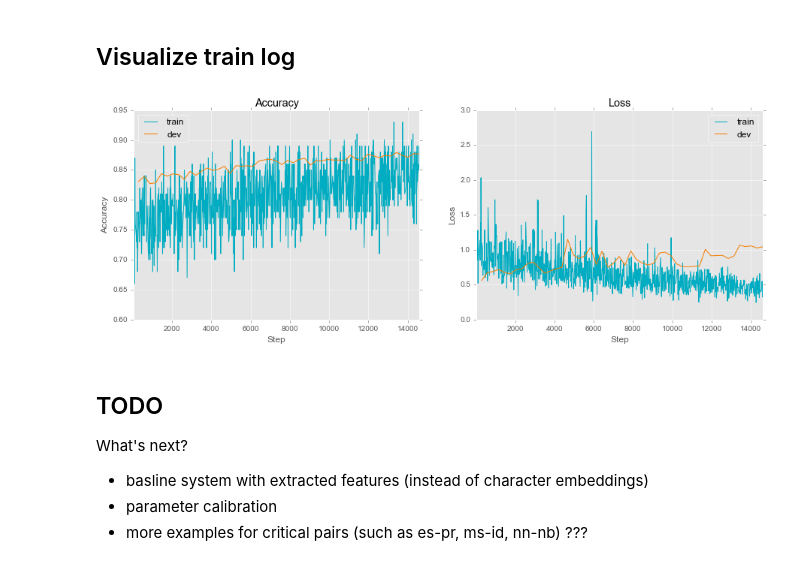
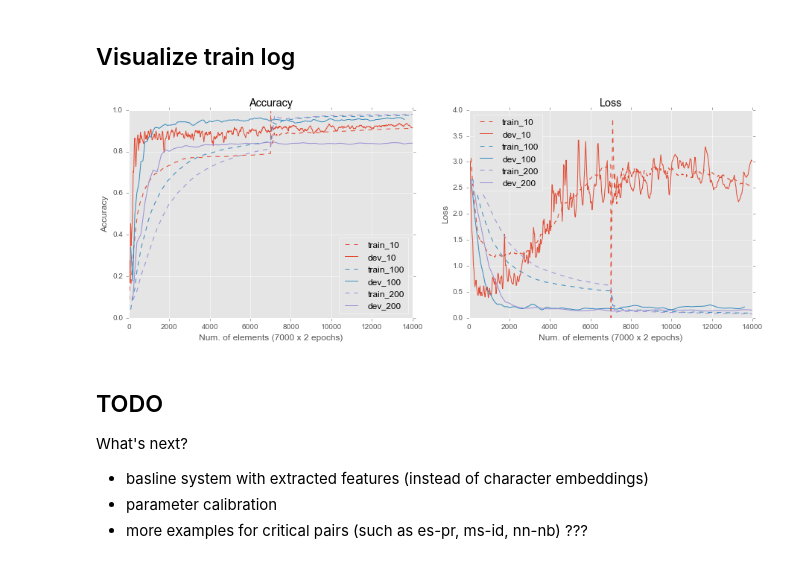
Before and after one commit to may-/cnn-ld-tf, a Jupyter notebook: visualize.ipynb, the cells around one changed output. Cells and saved outputs as stored; diff of their text form; code cells hidden in the pictures.

```diff
--- a/visualize.ipynb
+++ b/visualize.ipynb
@@ -111,7 +116,7 @@ normalized_embeddings = embedding / norm
 tsne = TSNE(perplexity=30, n_components=2, init='pca', n_iter=5000)
 two_d_embeddings = tsne.fit_transform(normalized_embeddings)
 
-vocab = util.VocabLoader(os.path.join(FLAGS.data_dir))
+vocab = util.VocabLoader(os.path.join(data_dir))
 char = pd.DataFrame({'char': vocab.word2id.keys()}, index=vocab.word2id.values())
 values = pd.DataFrame(two_d_embeddings, columns=['x', 'y'])
 emb_df = pd.concat([char, values], axis=1)
@@ -169,7 +174,7 @@ for i, (ax, (key, group)) in enumerate(zip(axes.flatten(), emb_df.groupby('categ
 # %% [markdown]
 ## Evaluation
 # %%
-loader = util.DataLoader(FLAGS.data_dir, 'test.cPickle', batch_size=FLAGS.batch_size)
+loader = util.DataLoader(data_dir, 'test.cPickle', batch_size=config['batch_size'])
 # %% [output]
 Loaded target classes (length 65).
 Loaded data with 3250 examples. 100 examples per batch will be used.
@@ -177,13 +182,13 @@ Loaded data with 3250 examples. 100 examples per batch will be used.
 graph = tf.Graph()
 with graph.as_default():
     with tf.variable_scope('cnn'):
-        m = cnn.Model(FLAGS, is_train=False)
+        m = cnn.Model(config, is_train=False)
     saver = tf.train.Saver(tf.all_variables())
 
     predictions = []
 
     with tf.Session() as sess:
-        ckpt = tf.train.get_checkpoint_state(os.path.join(FLAGS.train_dir))
+        ckpt = tf.train.get_checkpoint_state(os.path.join(train_dir))
         saver.restore(sess, ckpt.model_checkpoint_path)
 
         for _ in xrange(loader.num_batch):
@@ -352,28 +357,3 @@ fig.savefig('fp_distribution.svg')
 [figure]
 # %% [markdown]
 ## Visualize train log
-# %%
-train_dir = '../cnn-ld-tf/model/ted500'
-train_acc = pd.read_csv(os.path.join(train_dir, 'summaries', 'train-accuracy.csv'),
-                        index_col=1, names=['time', 'train'], skiprows=[0])
-dev_acc = pd.read_csv(os.path.join(train_dir, 'summaries', 'dev-accuracy.csv'),
-                      index_col=1, names=['time', 'dev'], skiprows=[0])
-train_loss = pd.read_csv(os.path.join(train_dir, 'summaries', 'train-loss.csv'),
-                        index_col=1, names=['time', 'train'], skiprows=[0])
-dev_loss = pd.read_csv(os.path.join(train_dir, 'summaries', 'dev-loss.csv'),
-                      index_col=1, names=['time', 'dev'], skiprows=[0])
-# %%
-fig, axes = plt.subplots(1, 2, figsize=(15, 5))
-ax = train_acc.train.plot(legend=True, color='#00acc1', ax=axes[0])
-ax.set_xlabel('Step')
-ax.set_ylabel('Accuracy')
-ax = dev_acc.dev.plot(ax=ax, legend=True, color='#f57c00', title="Accuracy")
-
-ax = train_loss.train.plot(legend=True, color='#00acc1', ax=axes[1])
-ax.set_xlabel('Step')
-ax.set_ylabel('Loss')
-ax = dev_loss.dev.plot(ax=ax, legend=True, color='#f57c00', title="Loss")
-
-#fig.savefig('train_log.svg')
-# %% [output]
-[figure, removed]
@@ -380,3 +413,9 @@ ax = dev_loss.dev.plot(ax=ax, legend=True, color='#f57c00', title="Loss")
+# %%
+train_dirs = ['./model/db500_batch10', './model/db500_batch100', './model/db500_batch200']
+colors = ['#E24A33', '#348ABD', '#988ED5']
+plot_log(train_dirs, colors, [10, 100, 200])
+# %% [output]
+[figure, added]
 # %% [markdown]
 ## TODO
 
```
Also changed, not shown: parts of 4 cells of this notebook, 1 other file.
